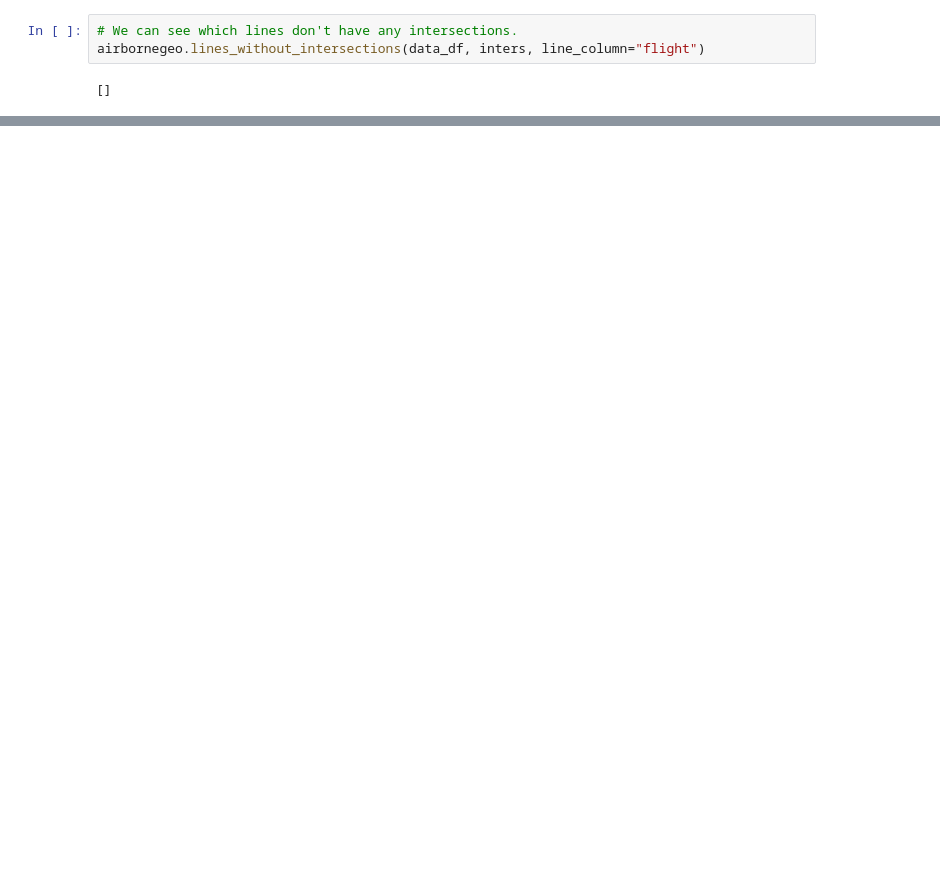
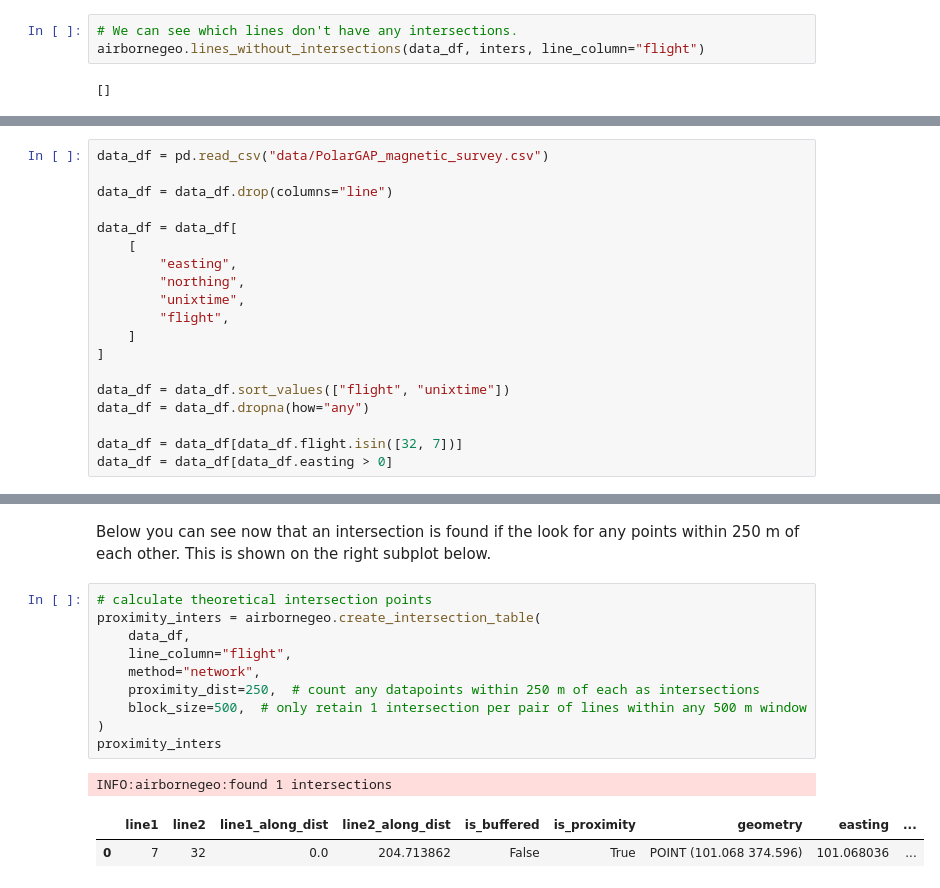
Before and after one commit to GeoToolkits/airbornegeo, a Jupyter notebook: docs/crossovers_03_network_intersections.ipynb, the cells around one changed output, grey strips where cells are left out. Cells and saved outputs as stored; diff of their text form; blank space fills up the shorter version.

```diff
--- a/docs/crossovers_03_network_intersections.ipynb
+++ b/docs/crossovers_03_network_intersections.ipynb
@@ -291,0 +182,19 @@ ax.set_aspect("equal")
+# %%
+data_df = pd.read_csv("data/PolarGAP_magnetic_survey.csv")
+
+data_df = data_df.drop(columns="line")
+
+data_df = data_df[
+    [
+        "easting",
+        "northing",
+        "unixtime",
+        "flight",
+    ]
+]
+
+data_df = data_df.sort_values(["flight", "unixtime"])
+data_df = data_df.dropna(how="any")
+
+data_df = data_df[data_df.flight.isin([32, 7])]
+data_df = data_df[data_df.easting > 0]
@@ -291,0 +214,16 @@ ax.set_aspect("equal")
+# %% [markdown]
+Below you can see now that an intersection is found if the look for any points within 250 m of each other. This is shown on the right subplot below.
+# %%
+# calculate theoretical intersection points
+proximity_inters = airbornegeo.create_intersection_table(
+    data_df,
+    line_column="flight",
+    method="network",
+    proximity_dist=250,  # count any datapoints within 250 m of each as intersections
+    block_size=500,  # only retain 1 intersection per pair of lines within any 500 m window
+)
+proximity_inters
+# %% [output]
+INFO:airbornegeo:found 1 intersections
+|  | line1 | line2 | line1_along_dist | line2_along_dist | is_buffered | is_proximity | geometry | easting | ... |
+| 0 | 7 | 32 | 0.0 | 204.713862 | False | True | POINT (101.068 374.596) | 101.068036 | ... |
```
Also changed, not shown: parts of 15 cells of this notebook, 9 other files.
